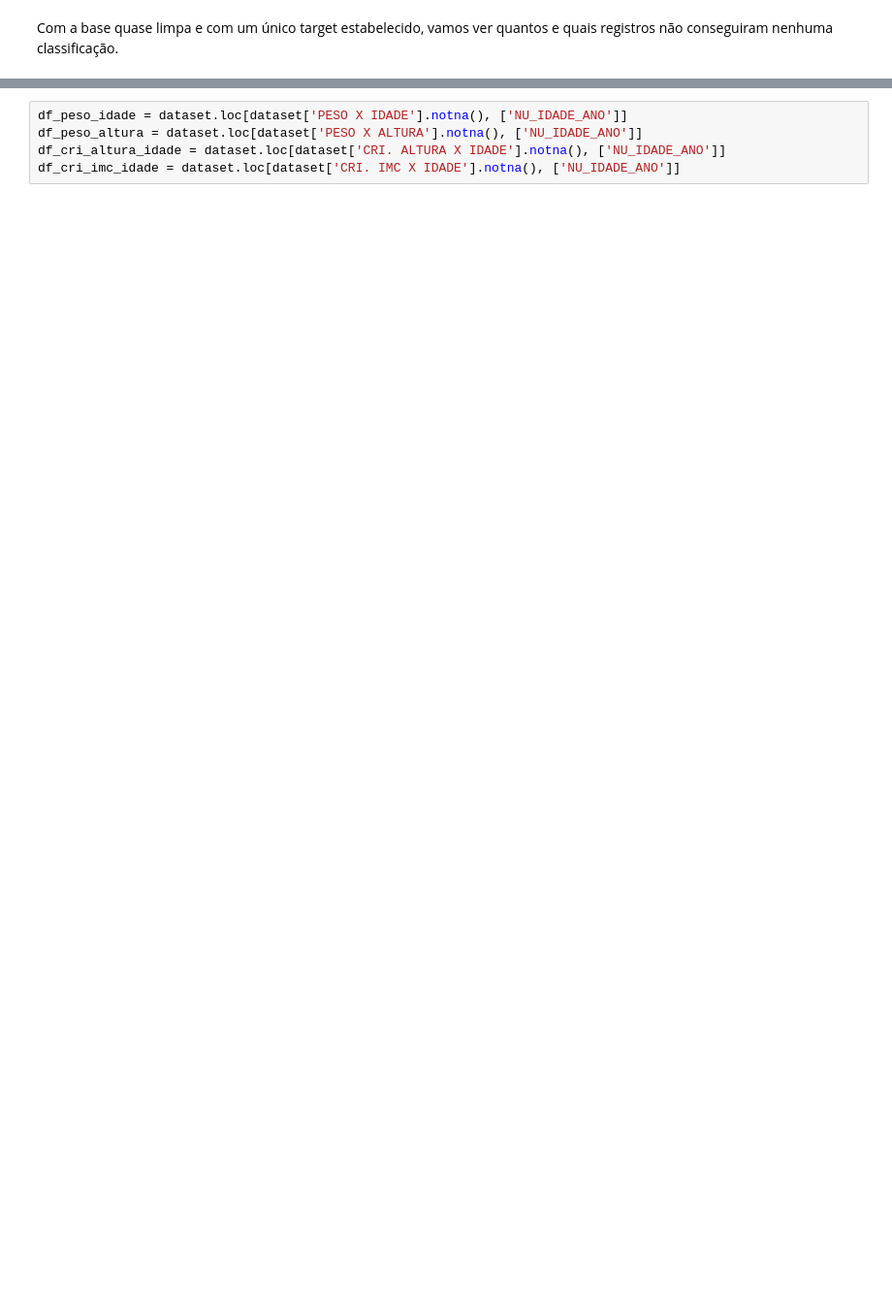
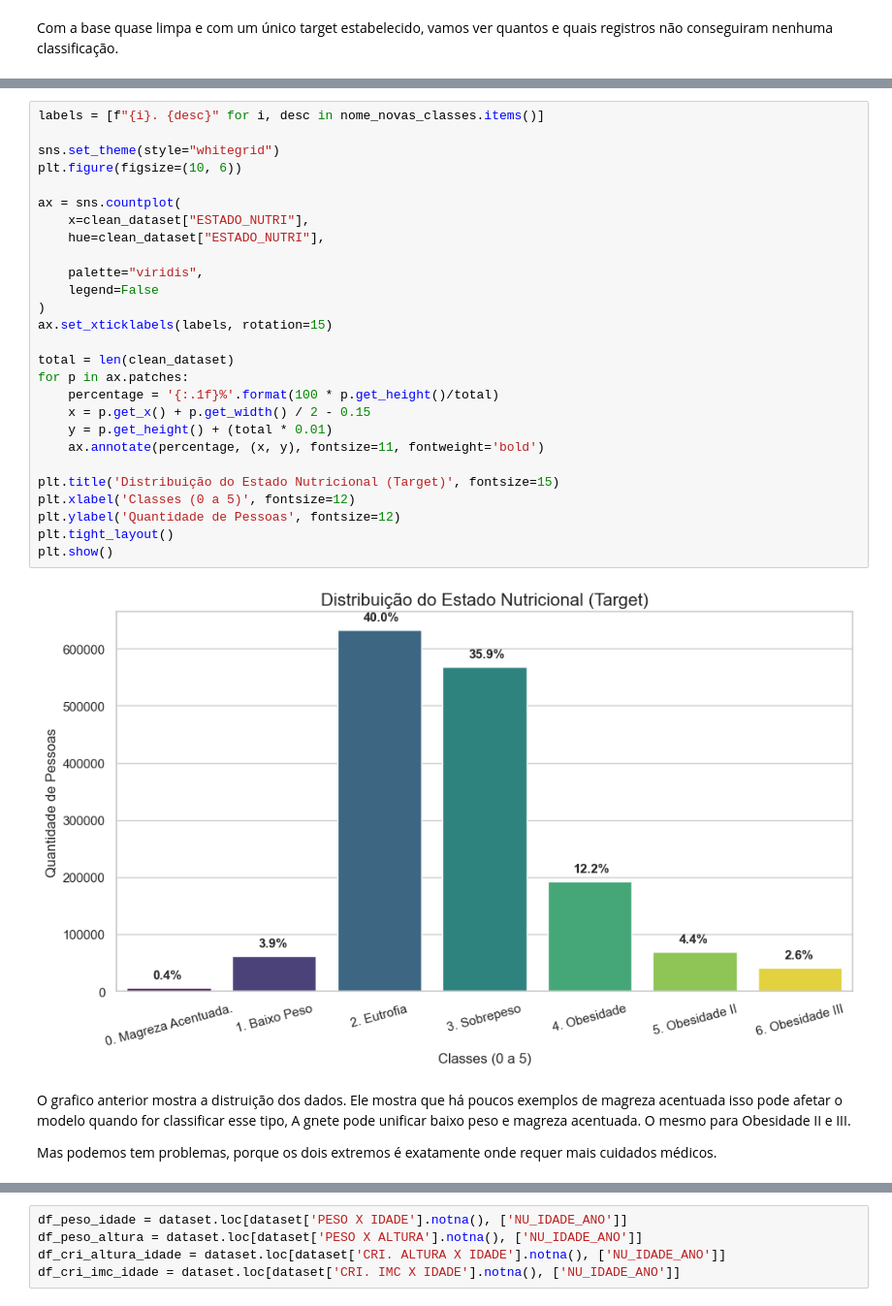
Before and after one commit to vagner-nascimento/fiap-pos-ia-para-devs-fase1-tech-challenge, a Jupyter notebook: main.ipynb, the cells around one changed output, grey strips where cells are left out. Shown at 97% size. Saved outputs shown, nothing was run; the diff lists cells and outputs as text; blank space fills up the shorter version.

```diff
--- a/main.ipynb
+++ b/main.ipynb
@@ -199,2 +432,35 @@ print(f"Quantidade de registros SEM classificação(ESTADO_NUTRI): {len(clean_ta
+# %%
+labels = [f"{i}. {desc}" for i, desc in nome_novas_classes.items()]
+
+sns.set_theme(style="whitegrid")
+plt.figure(figsize=(10, 6))
+
+ax = sns.countplot(
+    x=clean_dataset["ESTADO_NUTRI"],
+    hue=clean_dataset["ESTADO_NUTRI"],
+
+    palette="viridis",
+    legend=False
+)
+ax.set_xticklabels(labels, rotation=15)
+
+total = len(clean_dataset)
+for p in ax.patches:
+    percentage = '{:.1f}%'.format(100 * p.get_height()/total)
+    x = p.get_x() + p.get_width() / 2 - 0.15
+    y = p.get_height() + (total * 0.01)
+    ax.annotate(percentage, (x, y), fontsize=11, fontweight='bold')
+
+plt.title('Distribuição do Estado Nutricional (Target)', fontsize=15)
+plt.xlabel('Classes (0 a 5)', fontsize=12)
+plt.ylabel('Quantidade de Pessoas', fontsize=12)
+plt.tight_layout()
+plt.show()
+# %% [output]
+[figure, added]
+# %% [markdown]
+O grafico anterior mostra a distruição dos dados. Ele mostra que há poucos exemplos de magreza acentuada isso pode afetar o modelo quando for classificar esse tipo, A gnete pode unificar baixo peso e magreza acentuada. O mesmo para Obesidade II e III.
+
+Mas podemos tem problemas, porque os dois extremos é exatamente onde requer mais cuidados médicos.
 # %%
 clean_target_dataset[clean_target_dataset["ESTADO_NUTRI"].isna()][:20]
```
Also changed, not shown: parts of 46 cells of this notebook, 1 other file.
